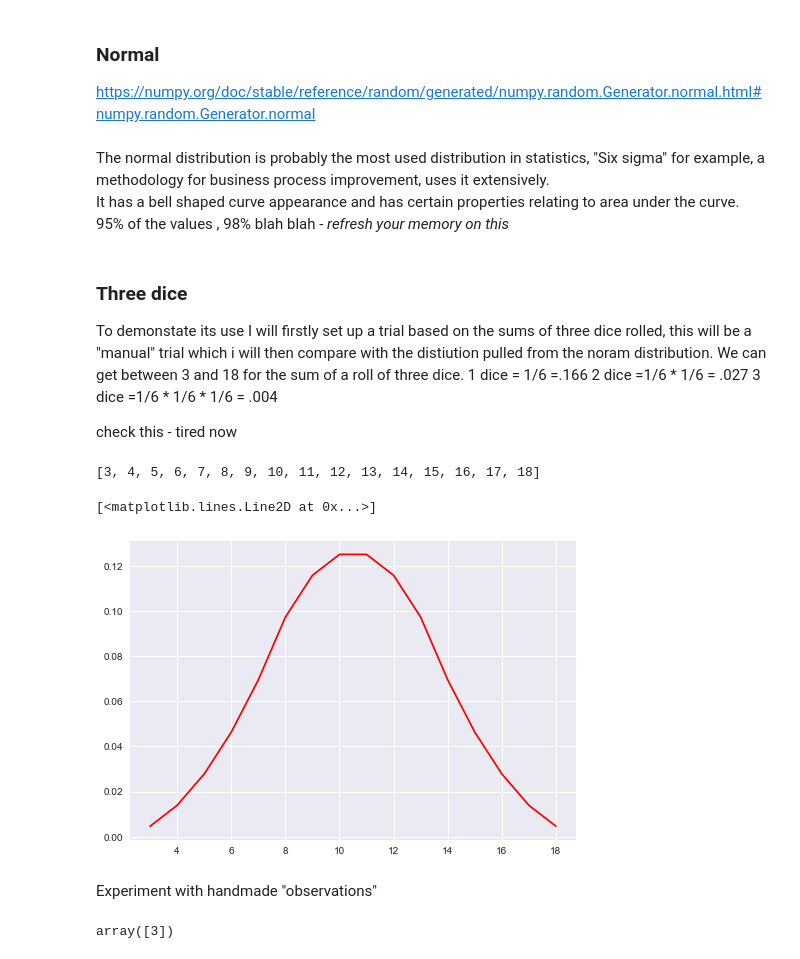
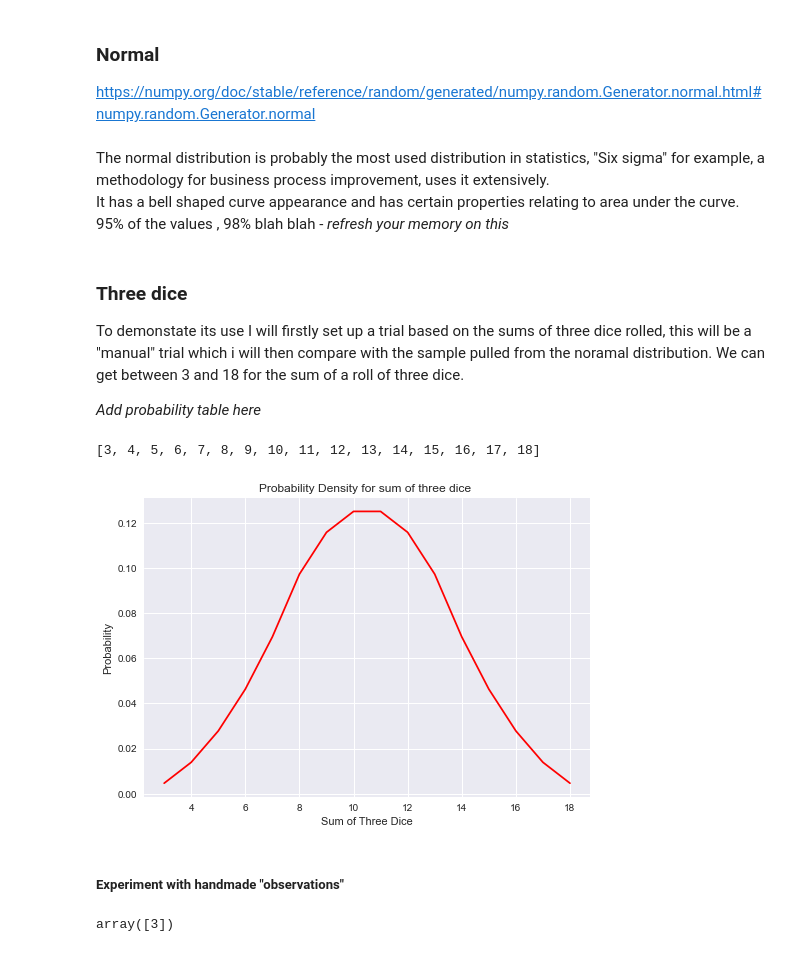
Before and after one commit to MarkJParry/PDA-Numpy, a Jupyter notebook: numpy-random.ipynb, the cells around one changed output. Saved outputs shown, nothing was run; the diff lists cells and outputs as text; code cells hidden in the pictures.

```diff
--- a/numpy-random.ipynb
+++ b/numpy-random.ipynb
@@ -458,13 +472,10 @@ It has a bell shaped curve appearance and has certain properties relating to are
 # %% [markdown]
 ### Three dice
 
-To demonstate its use I will firstly set up a trial based on the sums of three dice rolled, this will be a "manual" trial which i will then compare with the distiution pulled from the noram distribution.
+To demonstate its use I will firstly set up a trial based on the sums of three dice rolled, this will be a "manual" trial which i will then compare with the sample pulled from the noramal distribution.
 We can get between 3 and 18 for the sum of a roll of three dice.
-1 dice = 1/6 =.166
-2 dice =1/6 * 1/6 = .027
-3 dice =1/6 * 1/6 * 1/6 = .004
 
-check this - tired now
+*Add probability table here*
 # %%
 possibilities = list(range(3,19))
 # %%
@@ -474,12 +485,15 @@ print(possibilities)
 # %%
 probabilities = [0.00462963,0.013888889,0.027777778,0.046296296,0.069444444,0.097222222,0.115740741,0.125,0.125,0.115740741,0.097222222,0.069444444,0.046296296,0.027777778,0.013888889,0.00462963]
 # %%
+plt.ylabel("Probability")
+plt.xlabel("Sum of Three Dice")
+plt.title("Probability Density for sum of three dice ")
 plt.plot(possibilities,probabilities,color="r")
+plt.show()
 # %% [output]
-[<matplotlib.lines.Line2D at 0x...>]
-[figure, old version]
+[figure, new version]
 # %% [markdown]
-Experiment with handmade "observations"
+##### Experiment with handmade "observations"
 # %%
 theDice = [1,2,3,4,5,6]
 rng.choice(theDice,1)
```
Also changed, not shown: parts of 20 cells of this notebook.
